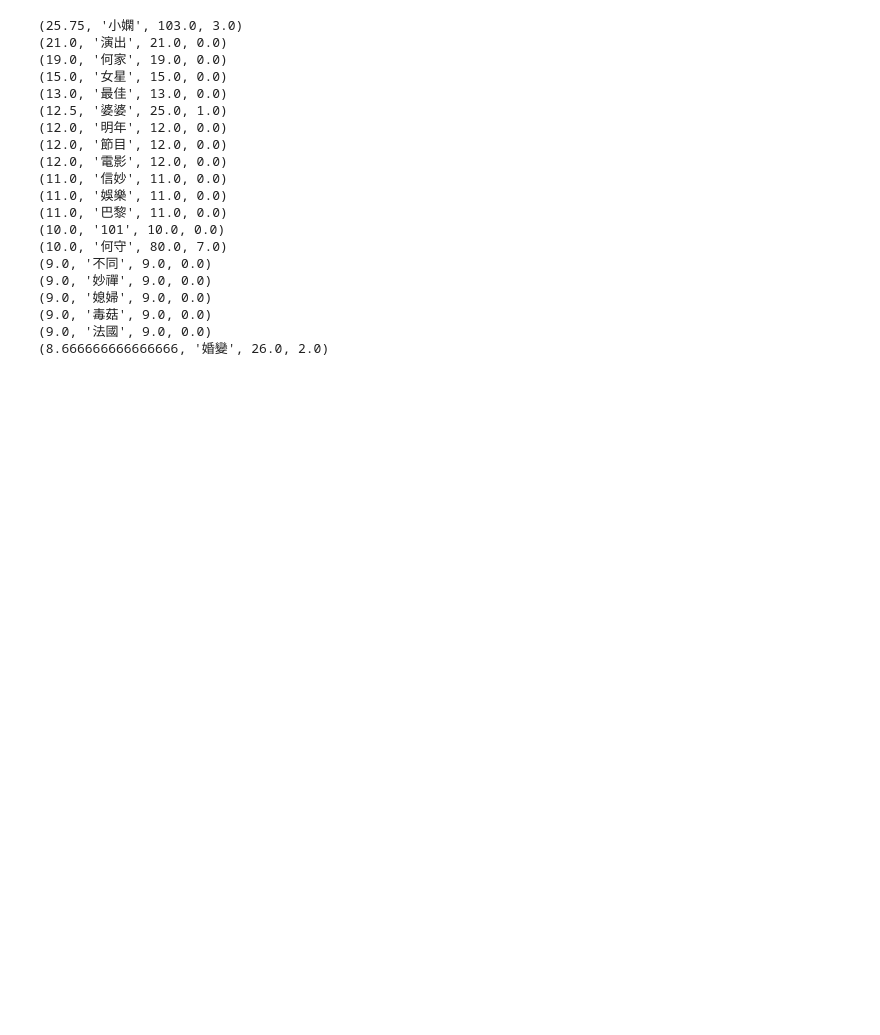
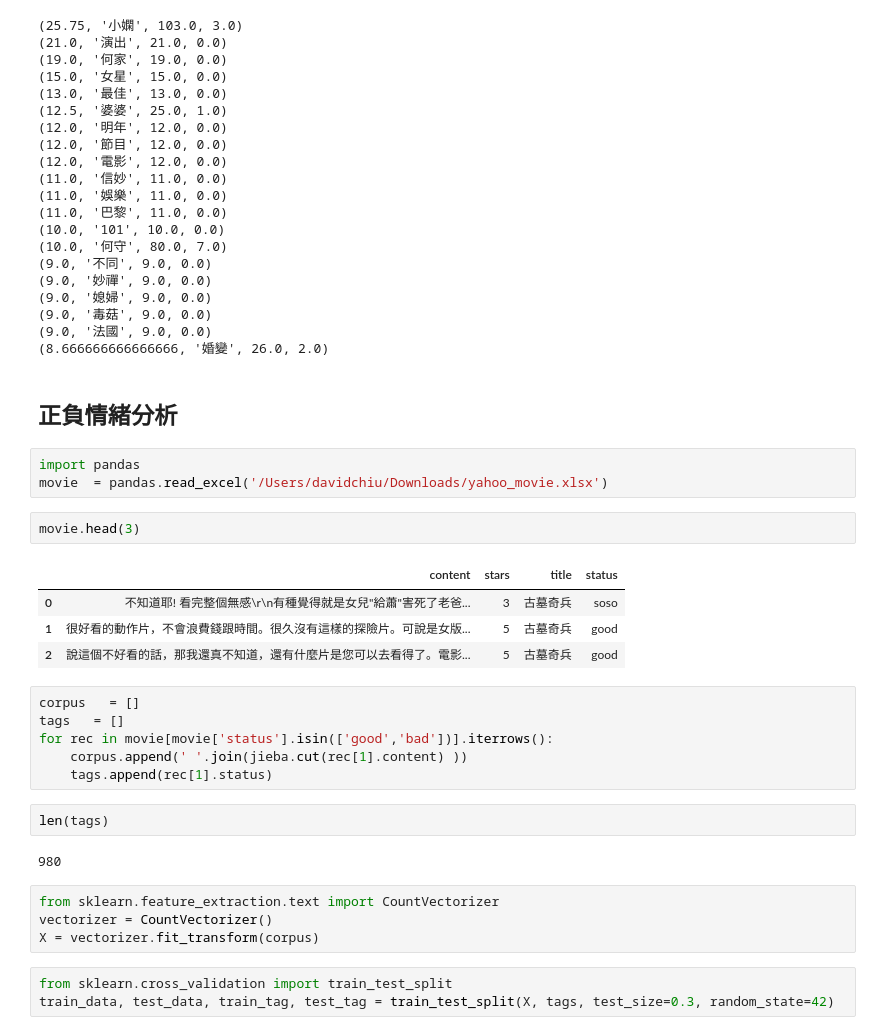
Before and after one commit to ywchiu/fetnetpy, a Jupyter notebook: Demo20180920.ipynb, the cells around one changed output. Cells and saved outputs as stored; diff of their text form; blank space fills up the shorter version.

Commit message:
add y movie

```diff
--- a/Demo20180920.ipynb
+++ b/Demo20180920.ipynb
@@ -772,3 +772,32 @@ for i in sorted(coef_features_c1_c2, key = operator.itemgetter(0), reverse=True)
 (9.0, '毒菇', 9.0, 0.0)
 (9.0, '法國', 9.0, 0.0)
 (8.666666666666666, '婚變', 26.0, 2.0)
+# %% [markdown]
+## 正負情緒分析
+# %%
+import pandas
+movie  = pandas.read_excel('/Users/davidchiu/Downloads/yahoo_movie.xlsx')
+# %%
+movie.head(3)
+# %% [output]
+|  | content | stars | title | status |
+| 0 | 不知道耶! 看完整個無感\r\n有種覺得就是女兒"給蕭"害死了老爸... | 3 | 古墓奇兵 | soso |
+| 1 | 很好看的動作片，不會浪費錢跟時間。很久沒有這樣的探險片。可說是女版... | 5 | 古墓奇兵 | good |
+| 2 | 說這個不好看的話，那我還真不知道，還有什麼片是您可以去看得了。電影... | 5 | 古墓奇兵 | good |
+# %%
+corpus   = []
+tags   = []
+for rec in movie[movie['status'].isin(['good','bad'])].iterrows():
+    corpus.append(' '.join(jieba.cut(rec[1].content) ))
+    tags.append(rec[1].status)
+# %%
+len(tags)
+# %% [output]
+980
+# %%
+from sklearn.feature_extraction.text import CountVectorizer
+vectorizer = CountVectorizer()
+X = vectorizer.fit_transform(corpus)
+# %%
+from sklearn.cross_validation import train_test_split
+train_data, test_data, train_tag, test_tag = train_test_split(X, tags, test_size=0.3, random_state=42)
```
Also changed, not shown: parts of 6 cells of this notebook.
